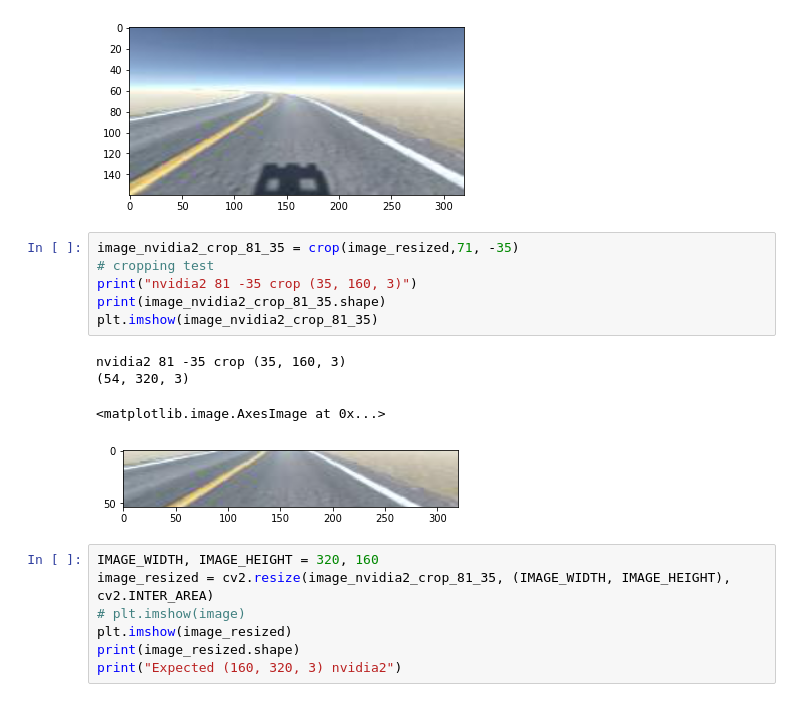
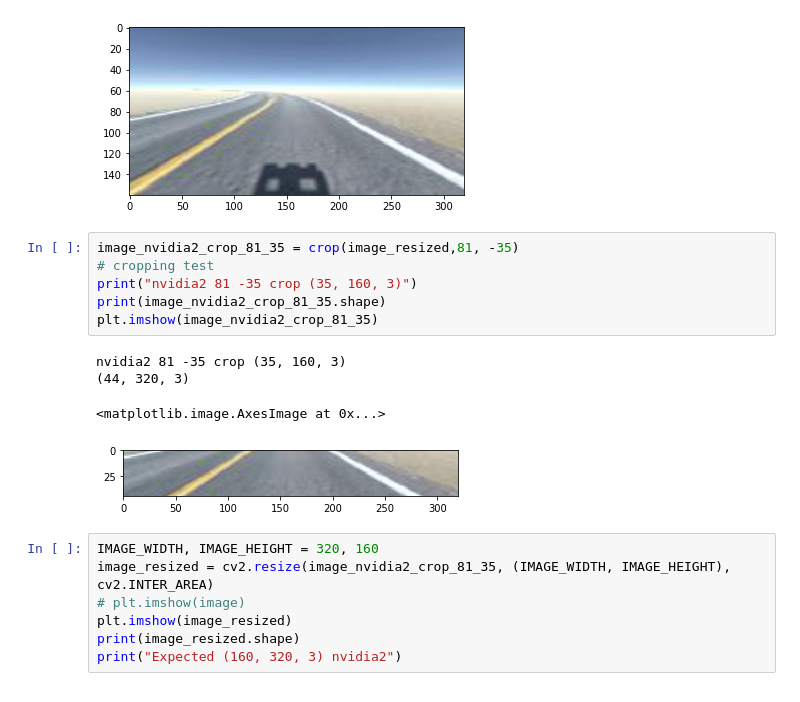
Before and after one commit to dsikar/sdsandbox, a Jupyter notebook: src/augment.ipynb, the cells around one changed output. Cells and saved outputs as stored; diff of their text form.

Commit message:
Change top crop in conf.py for nvidia2

```diff
--- a/src/augment.ipynb
+++ b/src/augment.ipynb
@@ -338,16 +338,16 @@ print("Expected (160, 320, 3) nvidia1")
 Expected (160, 320, 3) nvidia1
 [figure]
 # %%
-image_nvidia2_crop_81_35 = crop(image_resized,71, -35)
+image_nvidia2_crop_81_35 = crop(image_resized,81, -35)
 # cropping test
 print("nvidia2 81 -35 crop (35, 160, 3)")
 print(image_nvidia2_crop_81_35.shape)
 plt.imshow(image_nvidia2_crop_81_35)
 # %% [output]
 nvidia2 81 -35 crop (35, 160, 3)
-(54, 320, 3)
+(44, 320, 3)
 <matplotlib.image.AxesImage at 0x...>
-[figure, old version]
+[figure, new version]
 # %%
 IMAGE_WIDTH, IMAGE_HEIGHT = 320, 160
 image_resized = cv2.resize(image_nvidia2_crop_81_35, (IMAGE_WIDTH, IMAGE_HEIGHT), cv2.INTER_AREA)
```
Also changed, not shown: 2 other files.
